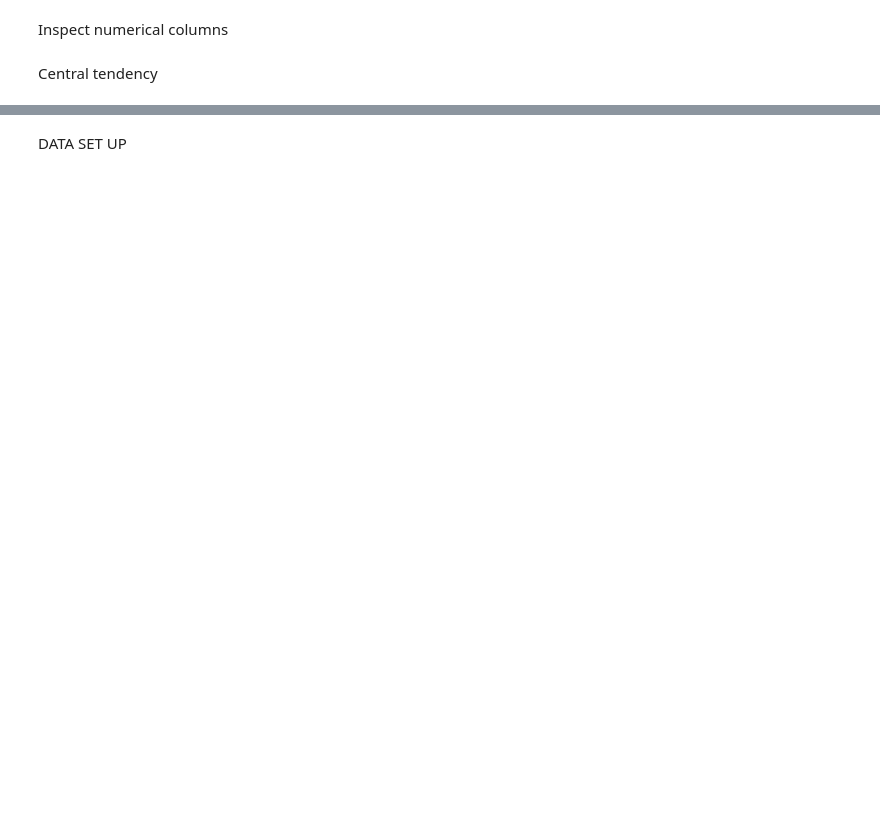
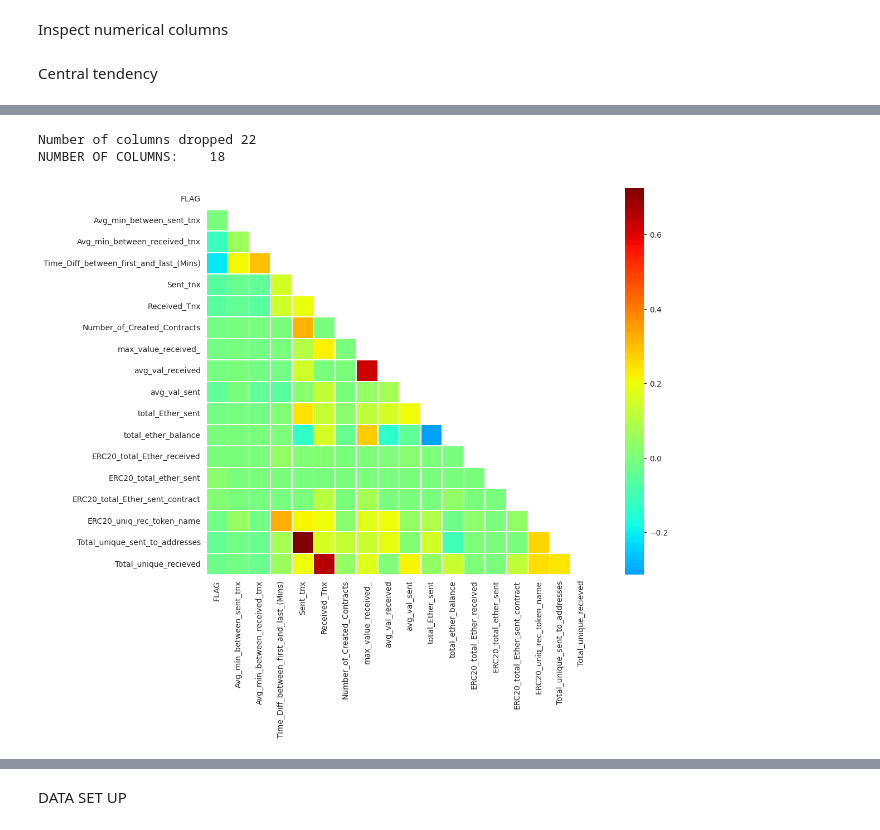
Before and after one commit to docampo99/Fraud_Detection_with_AI, a Jupyter notebook: Ethereum.ipynb, the cells around one changed output, grey strips where cells are left out. Saved outputs shown, nothing was run; the diff lists cells and outputs as text; code cells hidden in the pictures; blank space fills up the shorter version.

Commit message:
Actualización Códigos
Discretización hecha Ethereum, repaso de datos JPMorgan.

```diff
--- a/Ethereum.ipynb
+++ b/Ethereum.ipynb
@@ -282,0 +242,42 @@ Index(['FLAG', 'Avg min between sent tnx', 'Avg min between received tnx',
+# %%
+drop = [
+'total_transactions_(including_tnx_to_create_contract',
+'total_ether_sent_contracts',
+'max_val_sent_to_contract',
+'ERC20_avg_val_rec',
+'ERC20_avg_val_rec',
+'ERC20_max_val_rec',
+'ERC20_min_val_rec',
+'ERC20_uniq_rec_contract_addr',
+'max_val_sent',
+'ERC20_avg_val_sent',
+'ERC20_min_val_sent',
+'min_value_sent_to_contract',
+'avg_value_sent_to_contract',
+'ERC20_uniq_sent_addr.1',
+'ERC20_max_val_sent',
+'Total_ERC20_tnxs',
+'total_ether_received',
+'ERC20_uniq_sent_token_name',
+'min_value_received',
+'min_val_sent',
+'Unique_Sent_To_Addresses',
+'ERC20_uniq_sent_addr'
+
+]
+print("Number of columns dropped", len(drop))
+df.drop(drop, axis=1, inplace=True)
+corr = df.corr()
+print("NUMBER OF COLUMNS:   ",len(df.columns))
+
+
+#print(corr)
+mask = np.zeros_like(corr)
+mask[np.triu_indices_from(mask)]=True
+with sns.axes_style('white'):
+    fig, ax = plt.subplots(figsize=(15,9))
+    sns.heatmap(corr,  mask=mask, annot=False, cmap='jet', linewidths=0.1, center=0, square=True)
+# %% [output]
+Number of columns dropped 22
+NUMBER OF COLUMNS:    18
+[figure, added]
```
Also changed, not shown: parts of 84 cells of this notebook, 1 other file.
